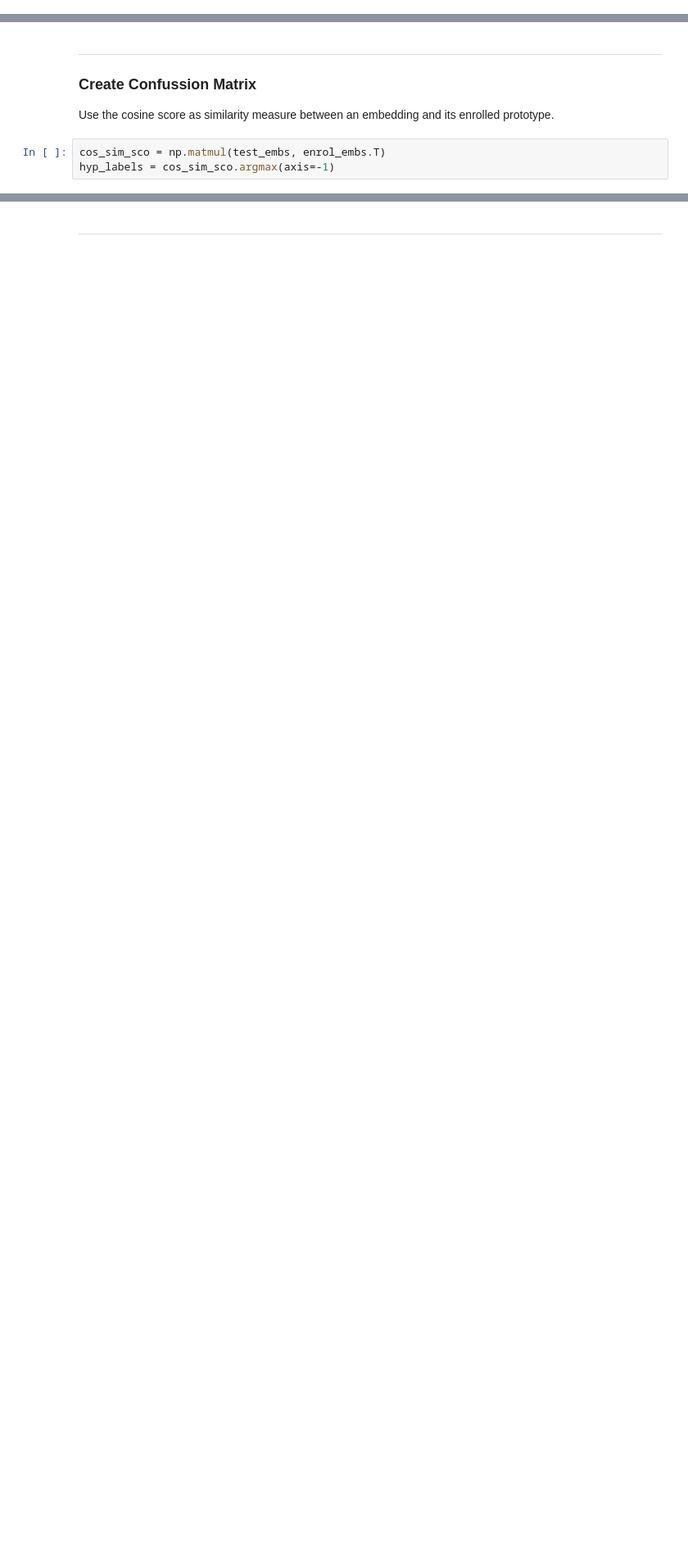
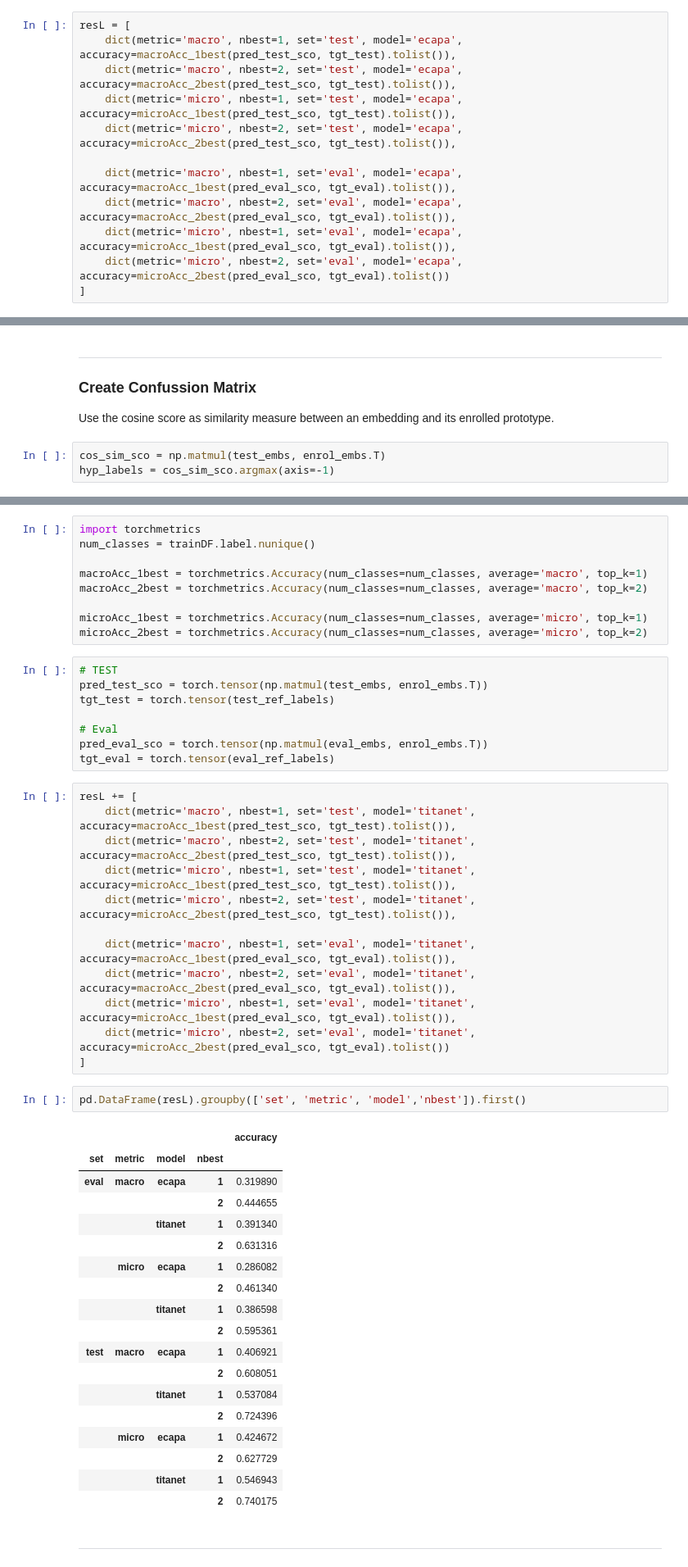
Before and after one commit to daisylei/NeMo, a Jupyter notebook: tutorials/speaker_tasks/FAE_Speaker_Accent_Classification.ipynb, the cells around one changed output, grey strips where cells are left out. Shown at 82% size. Cells and saved outputs as stored; diff of their text form; blank space fills up the shorter version.

Commit message:
fresh run with titanet

```diff
--- a/tutorials/speaker_tasks/FAE_Speaker_Accent_Classification.ipynb
+++ b/tutorials/speaker_tasks/FAE_Speaker_Accent_Classification.ipynb
@@ -814,0 +834,12 @@ f.figure.set_size_inches(10,10)
+# %%
+resL = [
+    dict(metric='macro', nbest=1, set='test', model='ecapa', accuracy=macroAcc_1best(pred_test_sco, tgt_test).tolist()),
+    dict(metric='macro', nbest=2, set='test', model='ecapa', accuracy=macroAcc_2best(pred_test_sco, tgt_test).tolist()),
+    dict(metric='micro', nbest=1, set='test', model='ecapa', accuracy=microAcc_1best(pred_test_sco, tgt_test).tolist()),
+    dict(metric='micro', nbest=2, set='test', model='ecapa', accuracy=microAcc_2best(pred_test_sco, tgt_test).tolist()),
+
+    dict(metric='macro', nbest=1, set='eval', model='ecapa', accuracy=macroAcc_1best(pred_eval_sco, tgt_eval).tolist()),
+    dict(metric='macro', nbest=2, set='eval', model='ecapa', accuracy=macroAcc_2best(pred_eval_sco, tgt_eval).tolist()),
+    dict(metric='micro', nbest=1, set='eval', model='ecapa', accuracy=microAcc_1best(pred_eval_sco, tgt_eval).tolist()),
+    dict(metric='micro', nbest=2, set='eval', model='ecapa', accuracy=microAcc_2best(pred_eval_sco, tgt_eval).tolist())
+]
@@ -1367,3 +1413,53 @@ f.figure.set_size_inches(10,10)
+# %%
+import torchmetrics
+num_classes = trainDF.label.nunique()
+
+macroAcc_1best = torchmetrics.Accuracy(num_classes=num_classes, average='macro', top_k=1)
+macroAcc_2best = torchmetrics.Accuracy(num_classes=num_classes, average='macro', top_k=2)
+
+microAcc_1best = torchmetrics.Accuracy(num_classes=num_classes, average='micro', top_k=1)
+microAcc_2best = torchmetrics.Accuracy(num_classes=num_classes, average='micro', top_k=2)
+# %%
+# TEST
+pred_test_sco = torch.tensor(np.matmul(test_embs, enrol_embs.T))
+tgt_test = torch.tensor(test_ref_labels)
+
+# Eval
+pred_eval_sco = torch.tensor(np.matmul(eval_embs, enrol_embs.T))
+tgt_eval = torch.tensor(eval_ref_labels)
+# %%
+resL += [
+    dict(metric='macro', nbest=1, set='test', model='titanet', accuracy=macroAcc_1best(pred_test_sco, tgt_test).tolist()),
+    dict(metric='macro', nbest=2, set='test', model='titanet', accuracy=macroAcc_2best(pred_test_sco, tgt_test).tolist()),
+    dict(metric='micro', nbest=1, set='test', model='titanet', accuracy=microAcc_1best(pred_test_sco, tgt_test).tolist()),
+    dict(metric='micro', nbest=2, set='test', model='titanet', accuracy=microAcc_2best(pred_test_sco, tgt_test).tolist()),
+
+    dict(metric='macro', nbest=1, set='eval', model='titanet', accuracy=macroAcc_1best(pred_eval_sco, tgt_eval).tolist()),
+    dict(metric='macro', nbest=2, set='eval', model='titanet', accuracy=macroAcc_2best(pred_eval_sco, tgt_eval).tolist()),
+    dict(metric='micro', nbest=1, set='eval', model='titanet', accuracy=microAcc_1best(pred_eval_sco, tgt_eval).tolist()),
+    dict(metric='micro', nbest=2, set='eval', model='titanet', accuracy=microAcc_2best(pred_eval_sco, tgt_eval).tolist())
+]
+# %%
+pd.DataFrame(resL).groupby(['set', 'metric', 'model','nbest']).first()
+# %% [output]
+|  |  |  |  | accuracy |
+| set | metric | model | nbest |  |
+| eval | macro | ecapa | 1 | 0.319890 |
+|  |  |  | 2 | 0.444655 |
+|  |  | titanet | 1 | 0.391340 |
+|  |  |  | 2 | 0.631316 |
+|  | micro | ecapa | 1 | 0.286082 |
+|  |  |  | 2 | 0.461340 |
+|  |  | titanet | 1 | 0.386598 |
+|  |  |  | 2 | 0.595361 |
+| test | macro | ecapa | 1 | 0.406921 |
+|  |  |  | 2 | 0.608051 |
+|  |  | titanet | 1 | 0.537084 |
+|  |  |  | 2 | 0.724396 |
+|  | micro | ecapa | 1 | 0.424672 |
+|  |  |  | 2 | 0.627729 |
+|  |  | titanet | 1 | 0.546943 |
+|  |  |  | 2 | 0.740175 |
 # %% [markdown]
 -----
 # %% [markdown]
```
Also changed, not shown: parts of 23 cells of this notebook.
